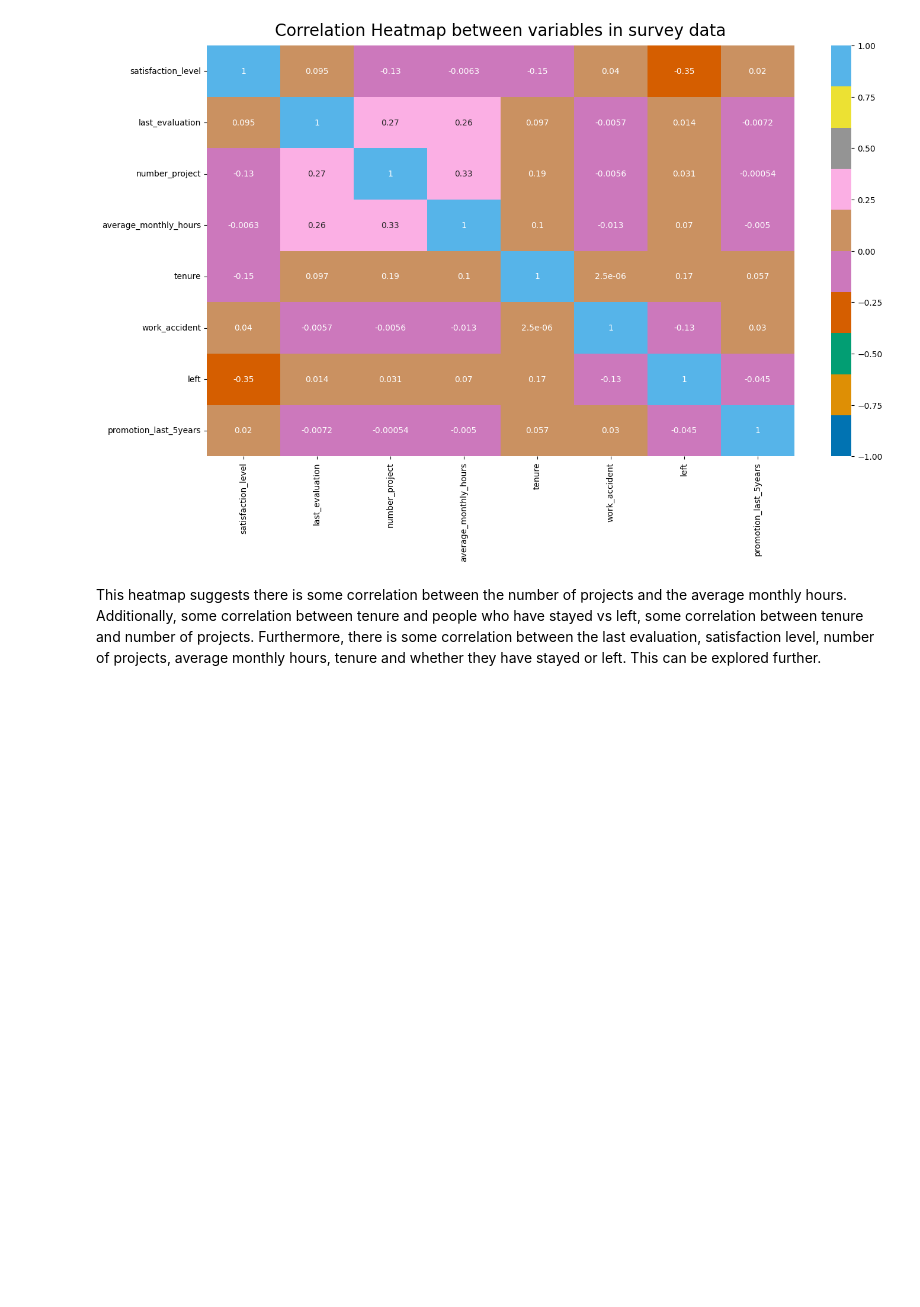
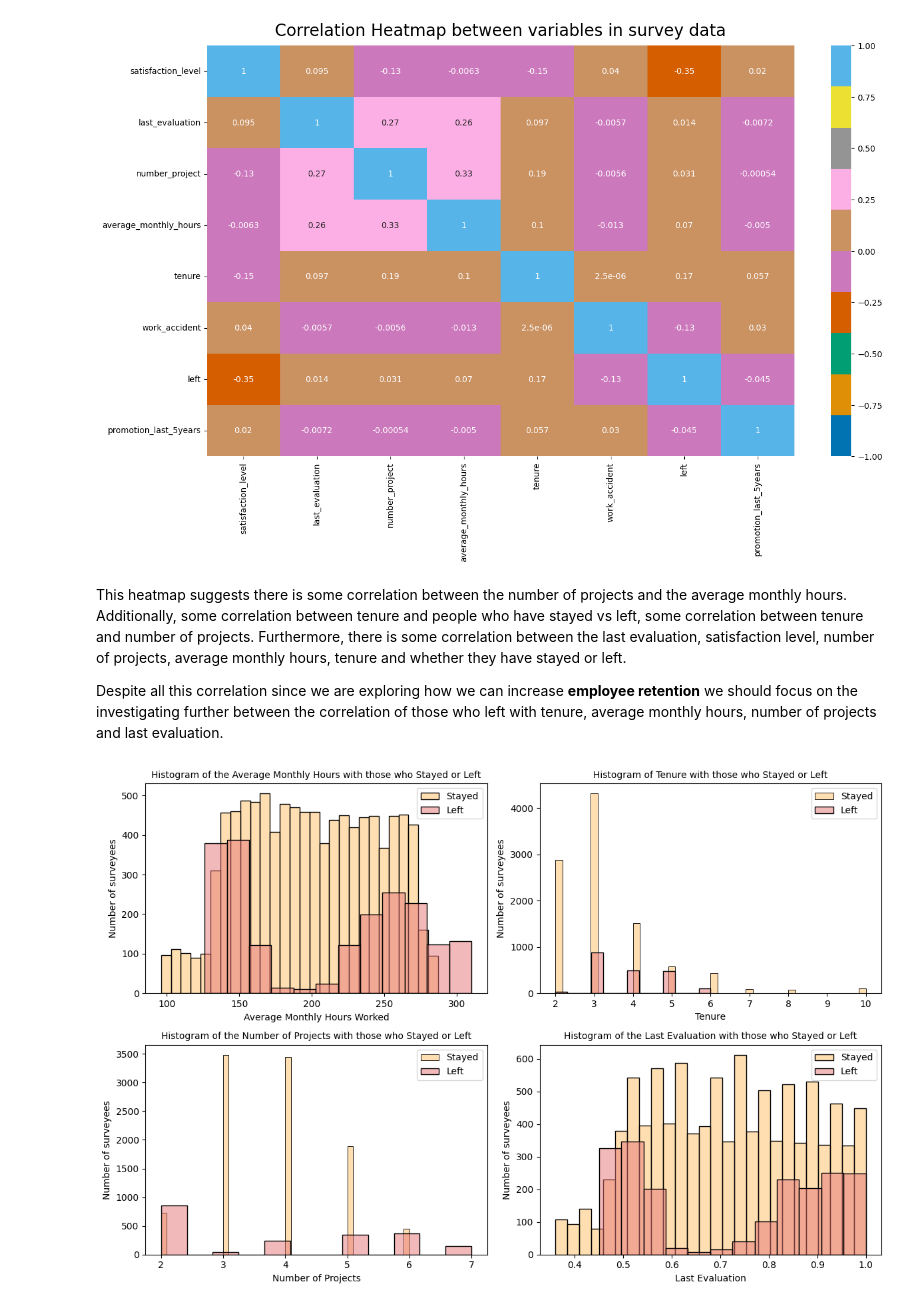
Before and after one commit to ankita-choudharyy/salifort-motors-capstone-project, a Jupyter notebook: salifort_motors.ipynb, the cells around one changed output. Saved outputs shown, nothing was run; the diff lists cells and outputs as text; code cells hidden in the pictures; blank space fills up the shorter version.

Commit message:
adding more visualisation

```diff
--- a/salifort_motors.ipynb
+++ b/salifort_motors.ipynb
@@ -276,4 +276,6 @@ plt.show()
 # %% [output]
 [figure]
 # %% [markdown]
-This heatmap suggests there is some correlation between the number of projects and the average monthly hours. Additionally, some correlation between tenure and people who have stayed vs left, some correlation between tenure and number of projects. Furthermore, there is some correlation between the last evaluation, satisfaction level, number of projects, average monthly hours, tenure and whether they have stayed or left. This can be explored further.
+This heatmap suggests there is some correlation between the number of projects and the average monthly hours. Additionally, some correlation between tenure and people who have stayed vs left, some correlation between tenure and number of projects. Furthermore, there is some correlation between the last evaluation, satisfaction level, number of projects, average monthly hours, tenure and whether they have stayed or left.
+
+Despite all this correlation since we are exploring how we can increase __employee retention__ we should focus on the investigating further between the correlation of those who left with tenure, average monthly hours, number of projects and last evaluation.
@@ -282,0 +282,48 @@ plt.figure(figsize = (12,8))
+# %%
+#histogram on the number of those who left with the average monthly hours they worked
+plt.figure(figsize = (12,8))
+plt.subplot(2,2,1)
+filter_stayed = survey_data_1[survey_data_1['left'] == 0]
+filter_left = survey_data_1[survey_data_1['left'] == 1]
+
+sns.histplot(filter_stayed['average_monthly_hours'], color= '#ffbf65', label = "Stayed", alpha = 0.5 )
+sns.histplot(filter_left['average_monthly_hours'], color= '#e77577', label = "Left", alpha = 0.5)
+plt.xlabel("Average Monthly Hours Worked")
+plt.ylabel("Number of surveyees")
+plt.title("Histogram of the Average Monthly Hours with those who Stayed or Left", fontsize = 10 )
+plt.legend()
+
+#histogram on the number of those who left with tenure
+plt.subplot(2,2,2)
+
+sns.histplot(filter_stayed['tenure'], color= '#ffbf65', label = "Stayed", alpha = 0.5 )
+sns.histplot(filter_left['tenure'], color= '#e77577', label = "Left", alpha = 0.5)
+plt.xlabel("Tenure")
+plt.ylabel("Number of surveyees")
+plt.title("Histogram of Tenure with those who Stayed or Left", fontsize = 10)
+plt.legend()
+
+#histogram on the number of those who left with number of projects
+plt.subplot(2,2,3)
+
+sns.histplot(filter_stayed['number_project'], color= '#ffbf65', label = "Stayed", alpha = 0.5 )
+sns.histplot(filter_left['number_project'], color= '#e77577', label = "Left", alpha = 0.5)
+plt.xlabel("Number of Projects")
+plt.ylabel("Number of surveyees")
+plt.title("Histogram of the Number of Projects with those who Stayed or Left", fontsize = 10)
+plt.legend()
+
+#histogram on the number of those who left with last evaluation
+plt.subplot(2,2,4)
+
+sns.histplot(filter_stayed['last_evaluation'], color= '#ffbf65', label = "Stayed", alpha = 0.5 )
+sns.histplot(filter_left['last_evaluation'], color= '#e77577', label = "Left", alpha = 0.5)
+plt.xlabel("Last Evaluation")
+plt.ylabel("Number of surveyees")
+plt.title("Histogram of the Last Evaluation with those who Stayed or Left", fontsize = 10)
+plt.legend()
+
+plt.tight_layout()
+plt.show()
+# %% [output]
+[figure, added]
```
Also changed, not shown: parts of 10 cells of this notebook.
